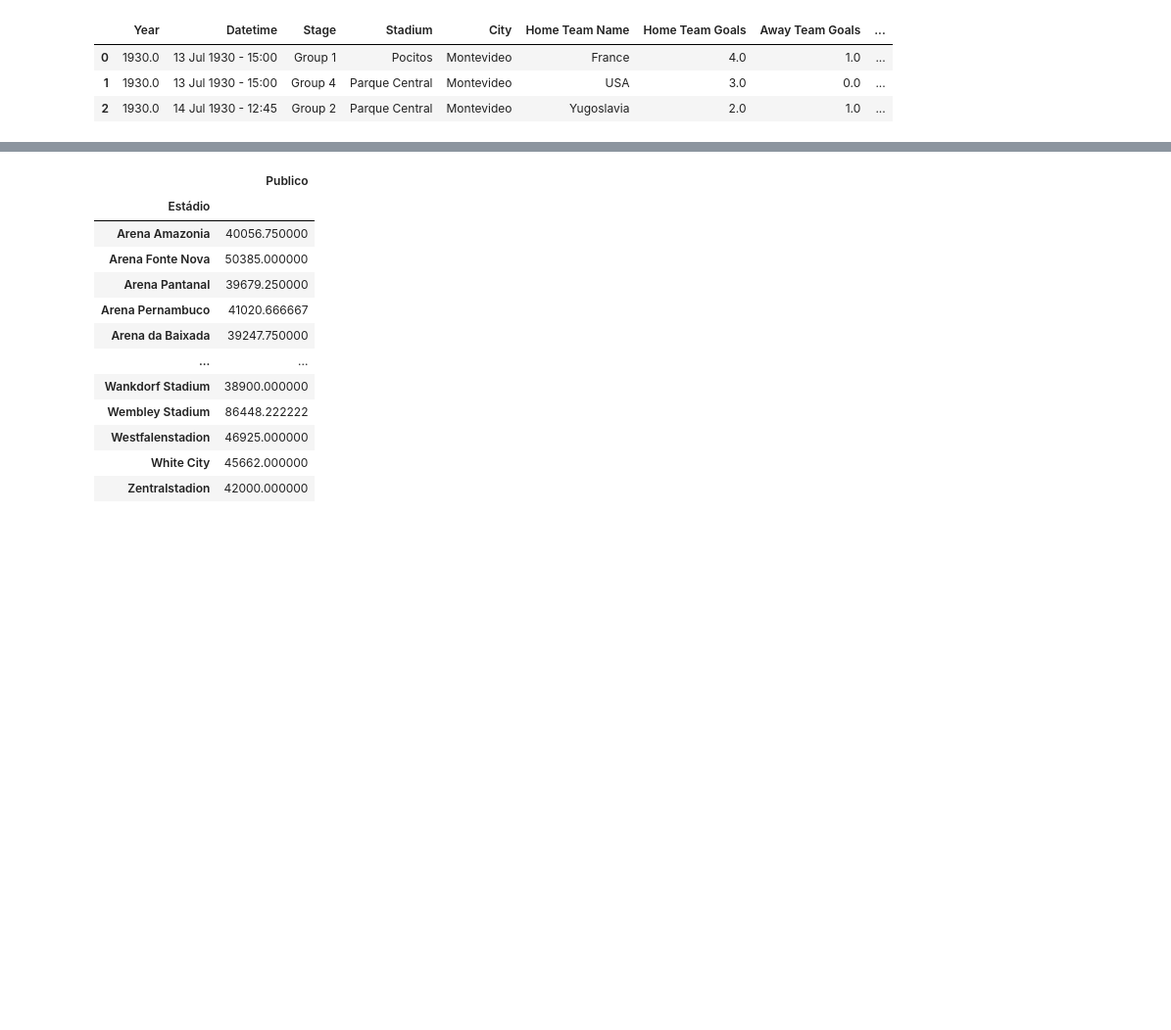
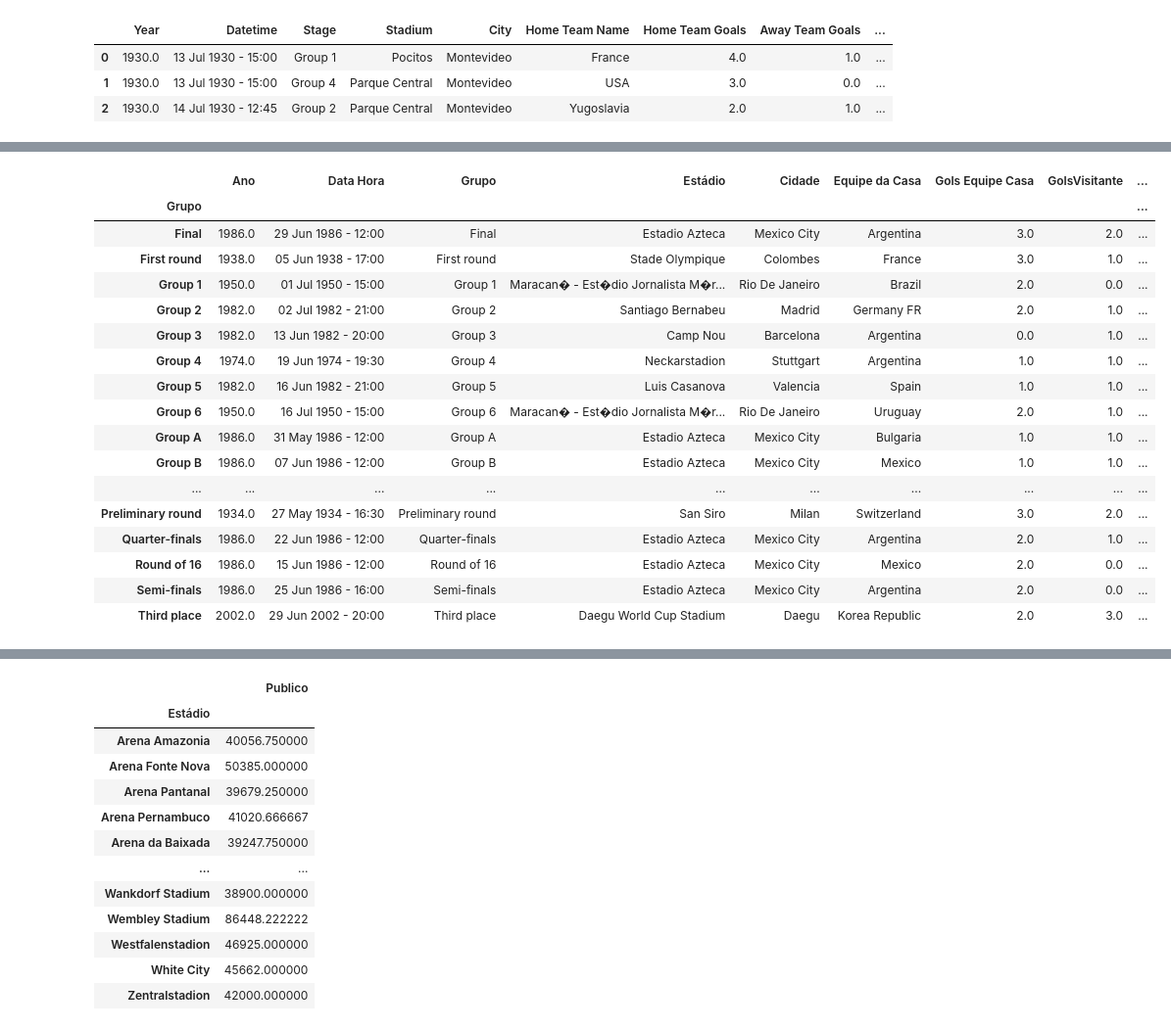
Before and after one commit to osantoschris/projeto-final-tec-programacao, a Jupyter notebook: crtavares.ipynb, the cells around one changed output, grey strips where cells are left out. Shown at 98% size. Cells and saved outputs as stored; diff of their text form; code cells hidden in the pictures; blank space fills up the shorter version.

```diff
--- a/crtavares.ipynb
+++ b/crtavares.ipynb
@@ -139,0 +120,22 @@ df2.groupby('Cidade')['Estádio'].count()
+# %%
+# Maior publico em cada grupo de todas as copas.
+df2.groupby(['Grupo']).apply(lambda df2: df2.loc[df2.Publico.idxmax()])
+# %% [output]
+|  | Ano | Data Hora | Grupo | Estádio | Cidade | Equipe da Casa | Gols Equipe Casa | GolsVisitante | ... |
+| Grupo |  |  |  |  |  |  |  |  | ... |
+| Final | 1986.0 | 29 Jun 1986 - 12:00 | Final | Estadio Azteca | Mexico City | Argentina | 3.0 | 2.0 | ... |
+| First round | 1938.0 | 05 Jun 1938 - 17:00 | First round | Stade Olympique | Colombes | France | 3.0 | 1.0 | ... |
+| Group 1 | 1950.0 | 01 Jul 1950 - 15:00 | Group 1 | Maracan� - Est�dio Jornalista M�r... | Rio De Janeiro | Brazil | 2.0 | 0.0 | ... |
+| Group 2 | 1982.0 | 02 Jul 1982 - 21:00 | Group 2 | Santiago Bernabeu | Madrid | Germany FR | 2.0 | 1.0 | ... |
+| Group 3 | 1982.0 | 13 Jun 1982 - 20:00 | Group 3 | Camp Nou | Barcelona | Argentina | 0.0 | 1.0 | ... |
+| Group 4 | 1974.0 | 19 Jun 1974 - 19:30 | Group 4 | Neckarstadion | Stuttgart | Argentina | 1.0 | 1.0 | ... |
+| Group 5 | 1982.0 | 16 Jun 1982 - 21:00 | Group 5 | Luis Casanova | Valencia | Spain | 1.0 | 1.0 | ... |
+| Group 6 | 1950.0 | 16 Jul 1950 - 15:00 | Group 6 | Maracan� - Est�dio Jornalista M�r... | Rio De Janeiro | Uruguay | 2.0 | 1.0 | ... |
+| Group A | 1986.0 | 31 May 1986 - 12:00 | Group A | Estadio Azteca | Mexico City | Bulgaria | 1.0 | 1.0 | ... |
+| Group B | 1986.0 | 07 Jun 1986 - 12:00 | Group B | Estadio Azteca | Mexico City | Mexico | 1.0 | 1.0 | ... |
+| ... | ... | ... | ... | ... | ... | ... | ... | ... | ... |
+| Preliminary round | 1934.0 | 27 May 1934 - 16:30 | Preliminary round | San Siro | Milan | Switzerland | 3.0 | 2.0 | ... |
+| Quarter-finals | 1986.0 | 22 Jun 1986 - 12:00 | Quarter-finals | Estadio Azteca | Mexico City | Argentina | 2.0 | 1.0 | ... |
+| Round of 16 | 1986.0 | 15 Jun 1986 - 12:00 | Round of 16 | Estadio Azteca | Mexico City | Mexico | 2.0 | 0.0 | ... |
+| Semi-finals | 1986.0 | 25 Jun 1986 - 16:00 | Semi-finals | Estadio Azteca | Mexico City | Argentina | 2.0 | 0.0 | ... |
+| Third place | 2002.0 | 29 Jun 2002 - 20:00 | Third place | Daegu World Cup Stadium | Daegu | Korea Republic | 2.0 | 3.0 | ... |
```
Also changed, not shown: parts of 4 cells of this notebook.
